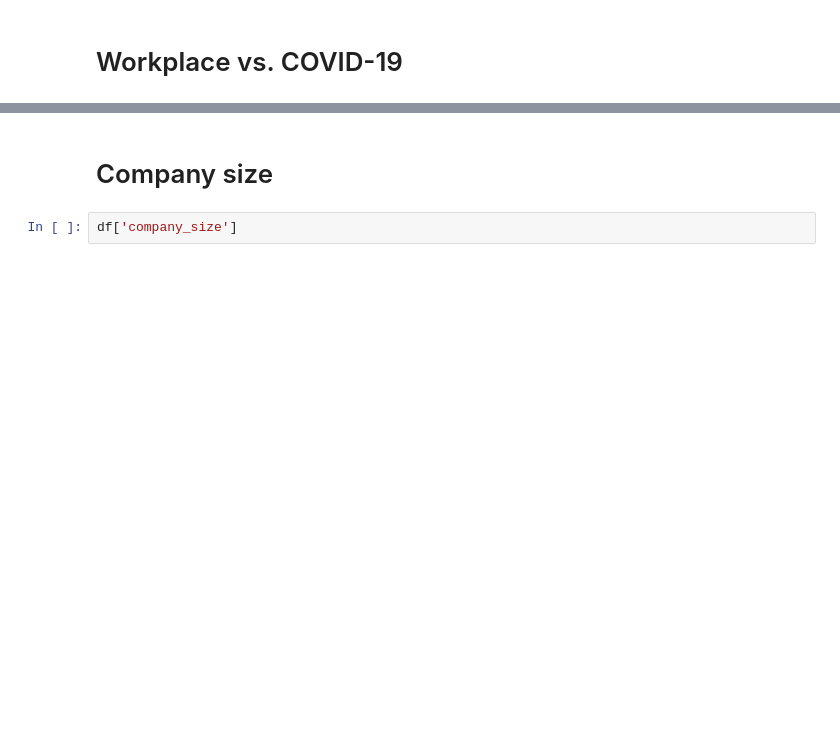
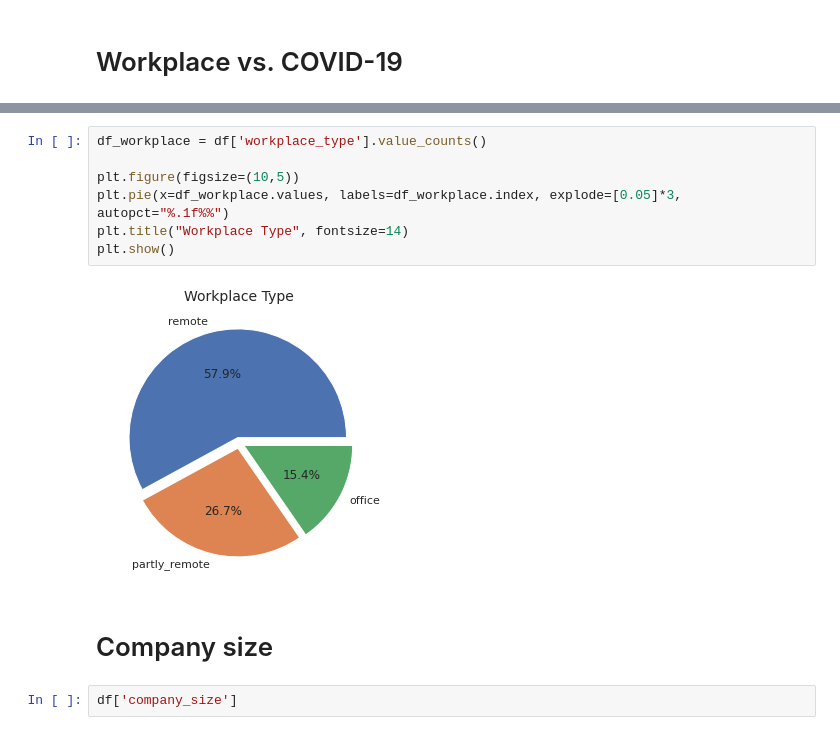
Before and after one commit to MalarzDawid/Job-Salary-Prediction, a Jupyter notebook: projects/justjoin-jobs/notebooks/EDA.ipynb, the cells around one changed output, grey strips where cells are left out. Cells and saved outputs as stored; diff of their text form; blank space fills up the shorter version.

```diff
--- a/projects/justjoin-jobs/notebooks/EDA.ipynb
+++ b/projects/justjoin-jobs/notebooks/EDA.ipynb
@@ -79,3 +93,12 @@ fig.show()
+# %%
+df_workplace = df['workplace_type'].value_counts()
+
+plt.figure(figsize=(10,5))
+plt.pie(x=df_workplace.values, labels=df_workplace.index, explode=[0.05]*3, autopct="%.1f%%")
+plt.title("Workplace Type", fontsize=14)
+plt.show()
+# %% [output]
+[figure, added]
 # %% [markdown]
 # Company size
 # %%
```
Also changed, not shown: parts of 21 cells of this notebook.
